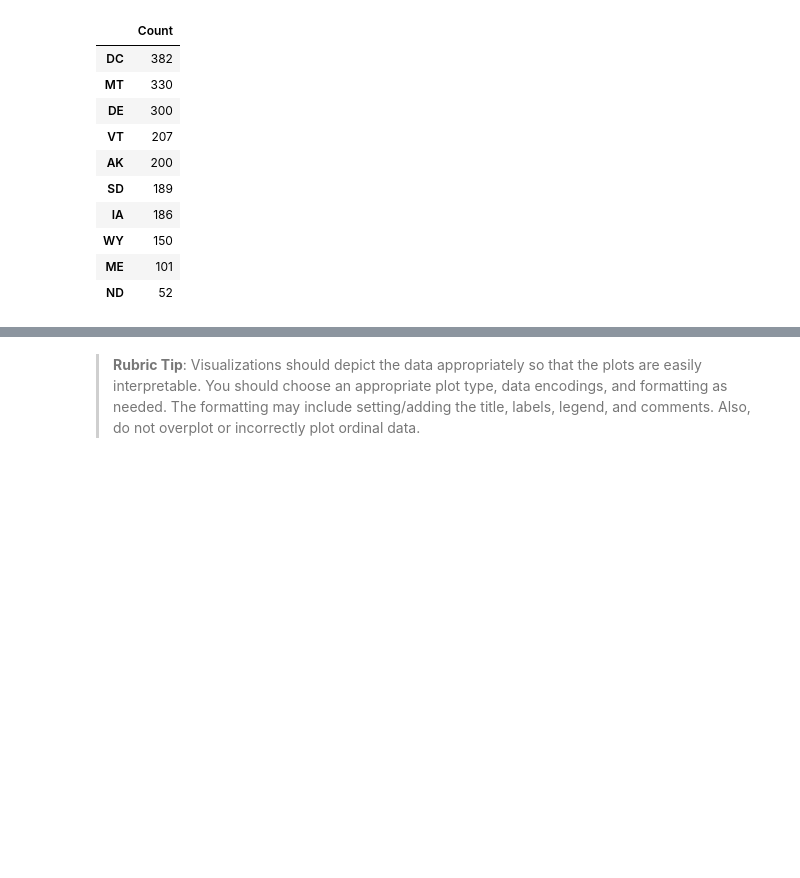
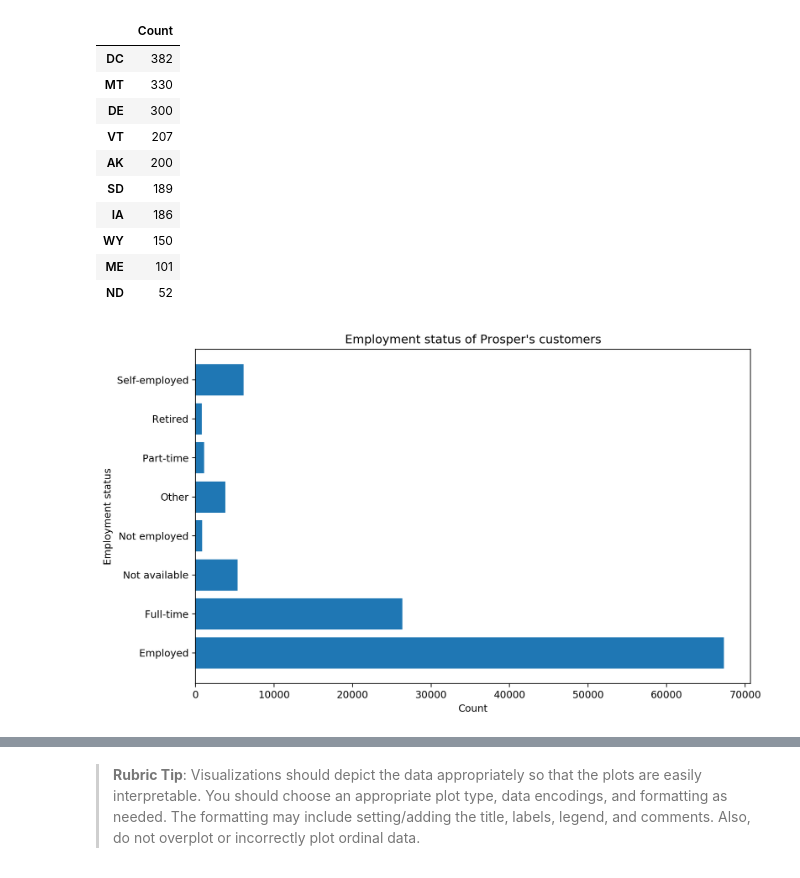
Before and after one commit to brk-a/alx-t-data-analyst, a Jupyter notebook: 0x02-project_3_visualise_data/Part_I_exploration_template.ipynb, the cells around one changed output, grey strips where cells are left out. Drawn from its saved outputs; the diff is of its cells as text; code cells hidden in the pictures; blank space fills up the shorter version.

```diff
--- a/0x02-project_3_visualise_data/Part_I_exploration_template.ipynb
+++ b/0x02-project_3_visualise_data/Part_I_exploration_template.ipynb
@@ -873,6 +852,18 @@ pd.DataFrame({k:v for (k, v) in zip(x, y)}, index=['Count']).transpose()
 | WY | 150 |
 | ME | 101 |
 | ND | 52 |
+# %%
+#Employment status
+
+#employment status: values to plot
+y = df.EmploymentStatus.value_counts().values[:]
+x = df.EmploymentStatus.value_counts().index[:]
+
+#create viz
+create_fig('Count', 'Employment status', 'Employment status of Prosper\'s customers')
+plt.barh(x, y, color=default_blue);
+# %% [output]
+[figure, added]
 # %% [markdown]
 #### Findings
 
```
Also changed, not shown: parts of 8 cells of this notebook.
